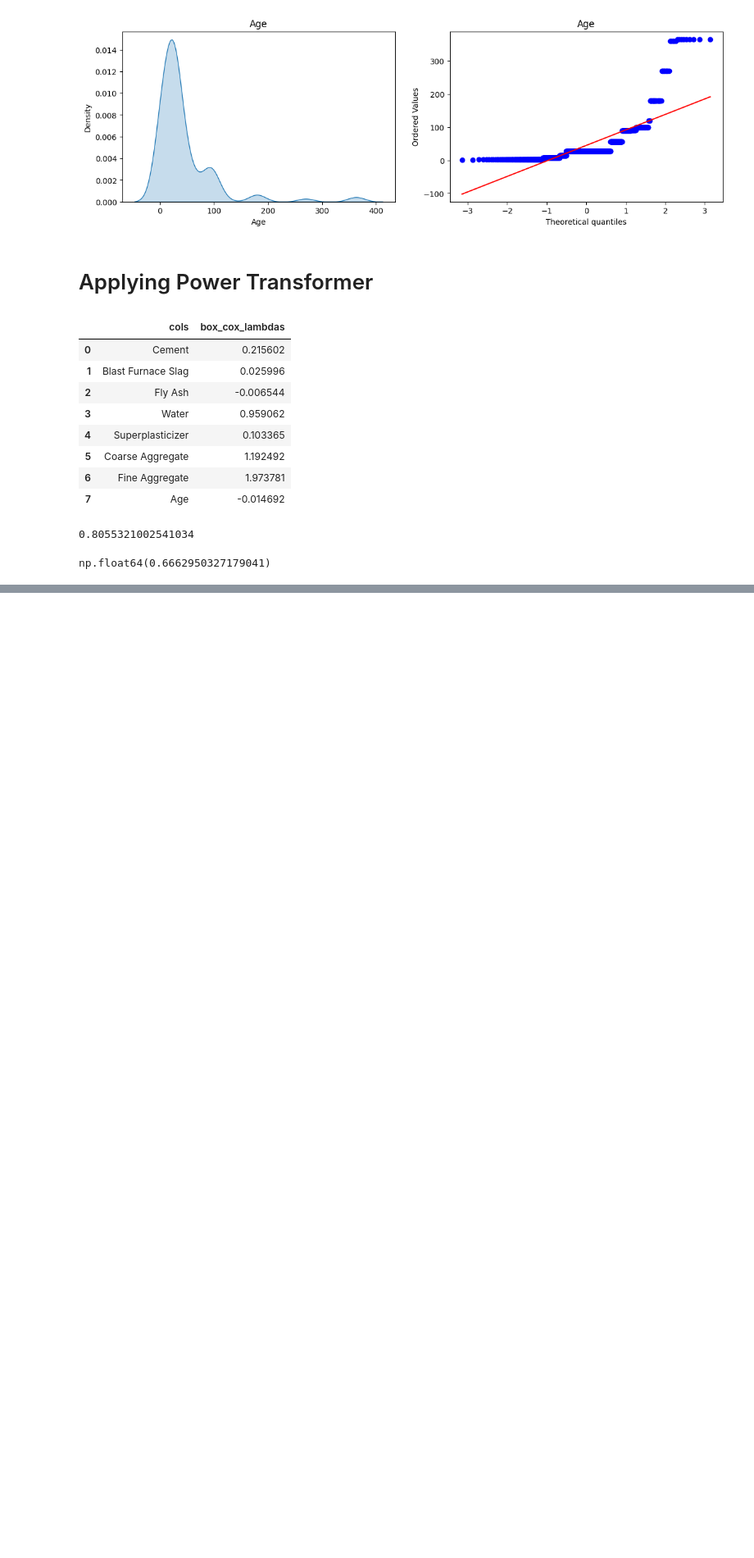
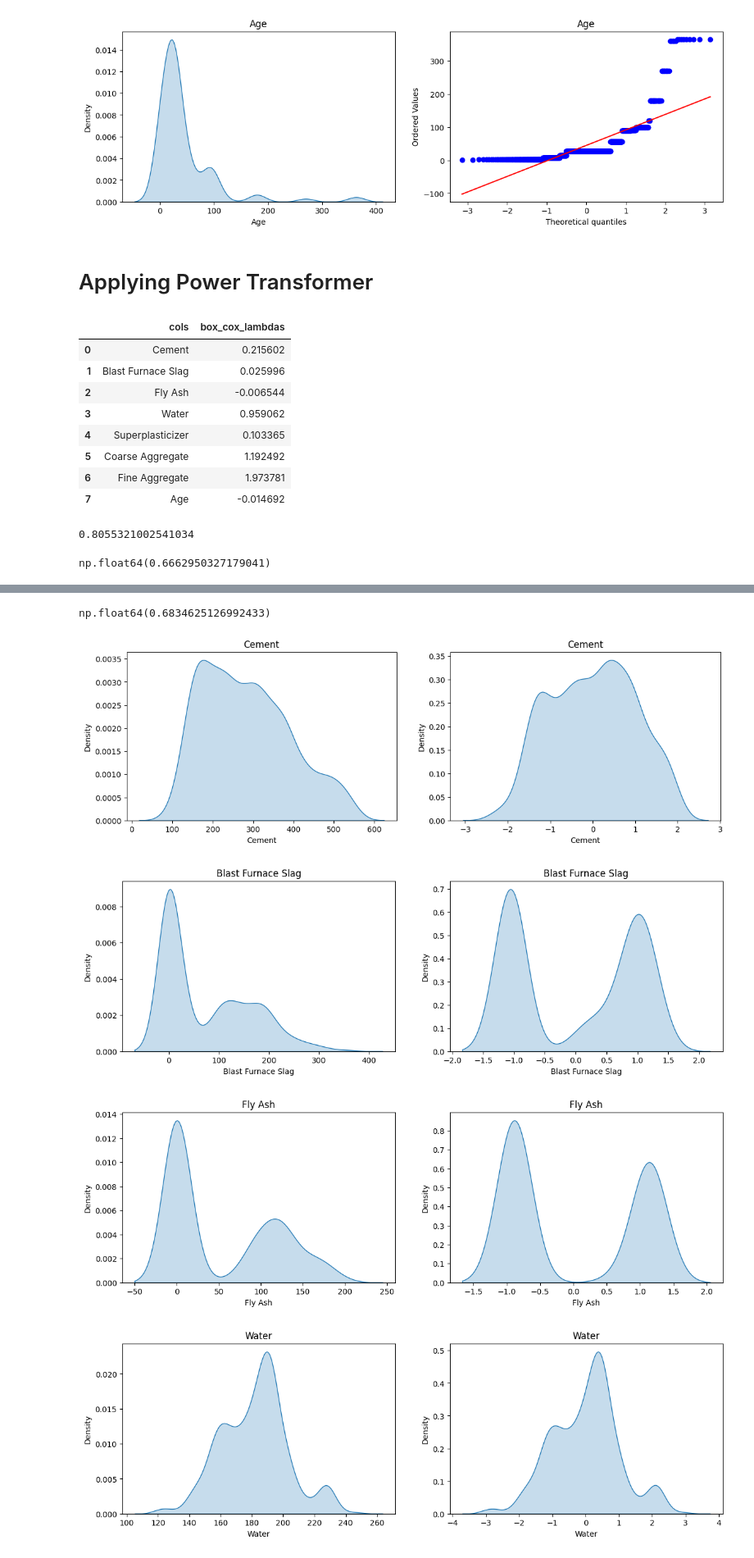
Before and after one commit to Happy-Singh15/ML-Basics, a Jupyter notebook: 03_Feature_Engineering/01_Feature_Transformation/03_Variable_Transformation/Power_transformation.ipynb, the cells around one changed output, grey strips where cells are left out. Shown at 82% size. Cells and saved outputs as stored; diff of their text form; code cells hidden in the pictures; blank space fills up the shorter version.

```diff
--- a/03_Feature_Engineering/01_Feature_Transformation/03_Variable_Transformation/Power_transformation.ipynb
+++ b/03_Feature_Engineering/01_Feature_Transformation/03_Variable_Transformation/Power_transformation.ipynb
@@ -150,0 +162,14 @@ IndexError: only integers, slices (`:`), ellipsis (`...`), numpy.newaxis (`None`
+# %%
+pt1 = PowerTransformer() # --> default is yeo-johnson
+
+X_train_transformed_1 = pt1.fit_transform(X_train)
+X_test_transformed_1 = pt1.fit_transform(X_test)
+
+lr = LinearRegression()
+lr.fit(X_train_transformed_1,y_train)
+
+y_pred_2 = lr.predict(X_test_transformed_1)
+
+print(r2_score(y_test, y_pred_2))
+
+pd.DataFrame({'cols':X_train.columns,'Yeo_Johnson_lambdas':pt1.lambdas_})
@@ -150,0 +187,6 @@ IndexError: only integers, slices (`:`), ellipsis (`...`), numpy.newaxis (`None`
+# %%
+# cross val
+X_transformed = pt1.fit_transform(df.drop(columns='Strength'))
+np.mean(cross_val_score(lr,X_transformed,df.iloc[:,-1],scoring='r2'))
+# %% [output]
+np.float64(0.6834625126992433)
@@ -150,0 +195,21 @@ IndexError: only integers, slices (`:`), ellipsis (`...`), numpy.newaxis (`None`
+# %%
+#plotting the displots after applying yeo-johnson transformation
+
+X_train_transformed_1 = pd.DataFrame(X_train_transformed_1,columns=X_train.columns)
+
+for col in X_train_transformed_1.columns:
+    plt.figure(figsize=(14,4))
+    plt.subplot(121)
+    sns.kdeplot(X_train[col], fill=True)
+    plt.title(col)
+
+    plt.subplot(122)
+    sns.kdeplot(X_train_transformed_1[col], fill=True)
+    plt.title(col)
+
+    plt.show()
+# %% [output]
+[figure, added]
+[figure, added]
+[figure, added]
+[figure, added]
```
Also changed, not shown: parts of 5 cells of this notebook.
